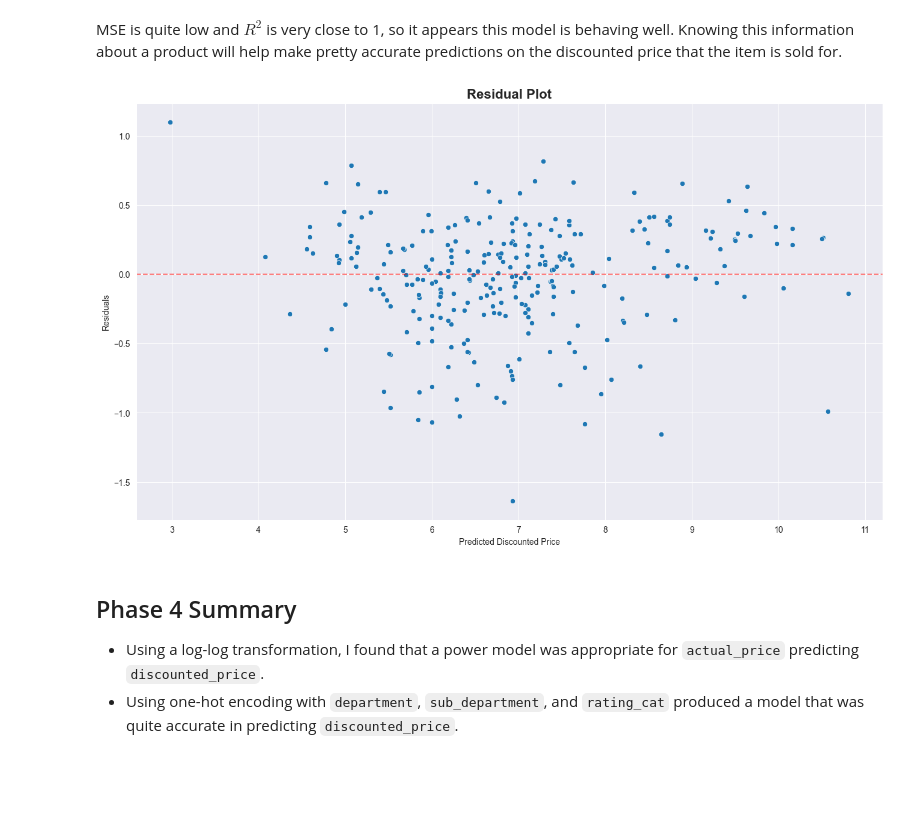
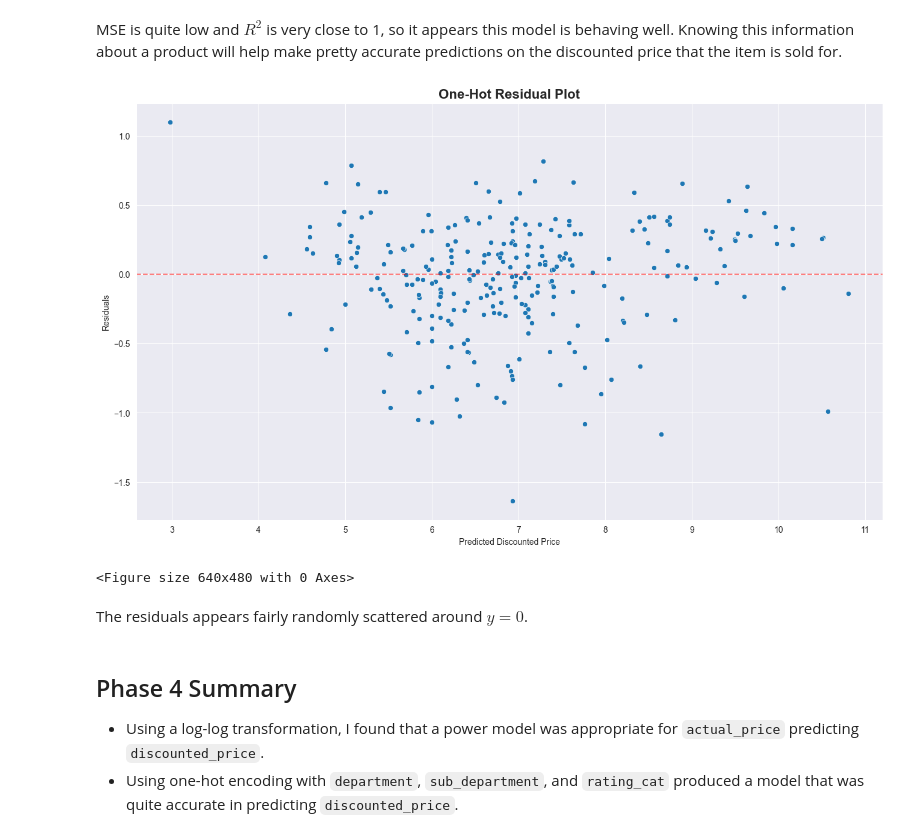
Before and after one commit to ajgafford/Amazon-EDA-Modeling, a Jupyter notebook: amazon_sales.ipynb, the cells around one changed output. Saved outputs shown, nothing was run; the diff lists cells and outputs as text; code cells hidden in the pictures; blank space fills up the shorter version.

```diff
--- a/amazon_sales.ipynb
+++ b/amazon_sales.ipynb
@@ -431,3 +428,0 @@ While not every product sold gets rated or reviewed, I can estimate the total sa
-# %%
-sales['est_total_sales'] = sales['rating_count'] * sales['discounted_price']
-sales['est_total_sales'].info()
@@ -1596,26 +1527,34 @@ R² Score: 0.9219463836369518
 # %% [markdown]
 MSE is quite low and $ R^2 $ is very close to 1, so it appears this model is behaving well. Knowing this information about a product will help make pretty accurate predictions on the discounted price that the item is sold for.
 # %%
-# Calculate residuals (actual values - predicted values)
-residuals = y_test - y_pred  # Assuming y_test is your actual target values for the test set
+# calculate residuals
+residuals = y_test - y_pred
 
-# Create the residual plot
+# create the residual plot
 plt.figure(figsize=(16, 9))
 sns.scatterplot(x=y_pred,
                 y=residuals)
 plt.axhline(0,
             color='red',
             linestyle='--',
             alpha=0.5)
-plt.title('Residual Plot',
+plt.title('One-Hot Residual Plot',
          fontweight='heavy',
          size=16)
 plt.xlabel('Predicted Discounted Price')
 plt.ylabel('Residuals')
+
+plt.savefig('/Users/ajgafford/Documents/Projects/Python/Kaggle/Amazon/Plots/onehot_residual_plot.png',
+           bbox_inches='tight',
+           dpi=300)
+
 plt.show()
 plt.clf()
 # %% [output]
-[figure, old version]
+[figure, new version]
+<Figure size 640x480 with 0 Axes>
+# %% [markdown]
+The residuals appears fairly randomly scattered around $ y = 0 $.
 # %% [markdown]
 ## Phase 4 Summary
 
```
Also changed, not shown: parts of 28 cells of this notebook.
